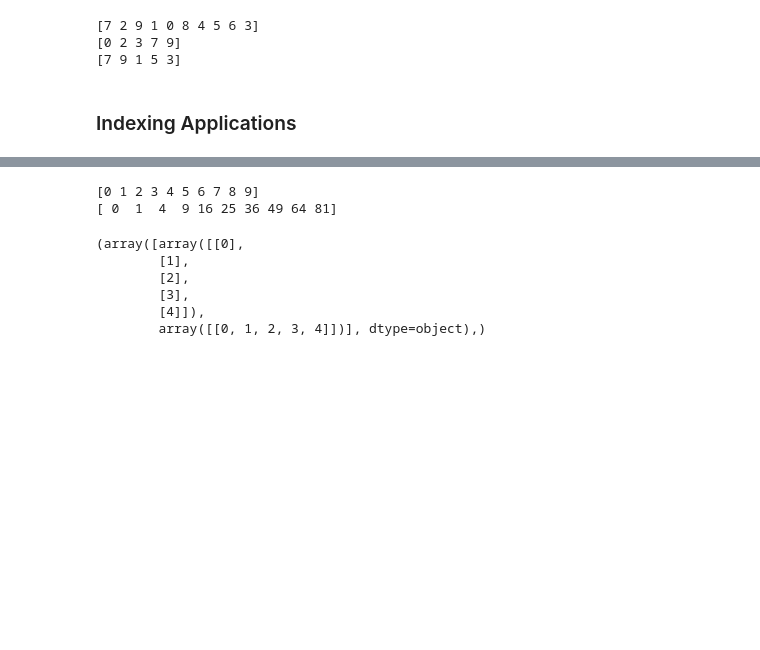
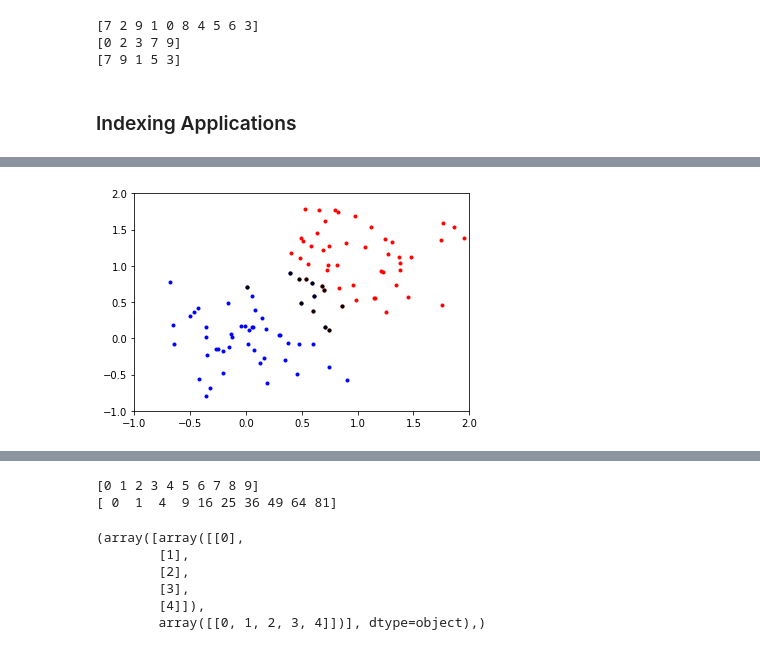
Before and after one commit to vlad17/np-learn, a Jupyter notebook: presentation.ipynb, the cells around one changed output, grey strips where cells are left out. Saved outputs shown, nothing was run; the diff lists cells and outputs as text; code cells hidden in the pictures; blank space fills up the shorter version.

```diff
--- a/presentation.ipynb
+++ b/presentation.ipynb
@@ -693,0 +713,18 @@ np.ix_(np.ogrid[0:5, 0:5])
+# %%
+# Use thresholding to find some points where the clusters meet along the first principle component
+
+from sklearn.decomposition import PCA
+
+top_component = PCA().fit(X).components_[0]
+dots = X.dot(top_component)
+pca_margin = dots - dots.mean()
+plot_all()
+max_margin = dots.std() / 3
+
+threshold = np.bitwise_and(-max_margin < pca_margin, pca_margin < max_margin)
+
+xy = X[threshold]
+plt.scatter(xy[:, 0], xy[:, 1], color='black', marker='.')
+plt.show()
+# %% [output]
+[figure, added]
```
Also changed, not shown: parts of 11 cells of this notebook, 1 other file.
